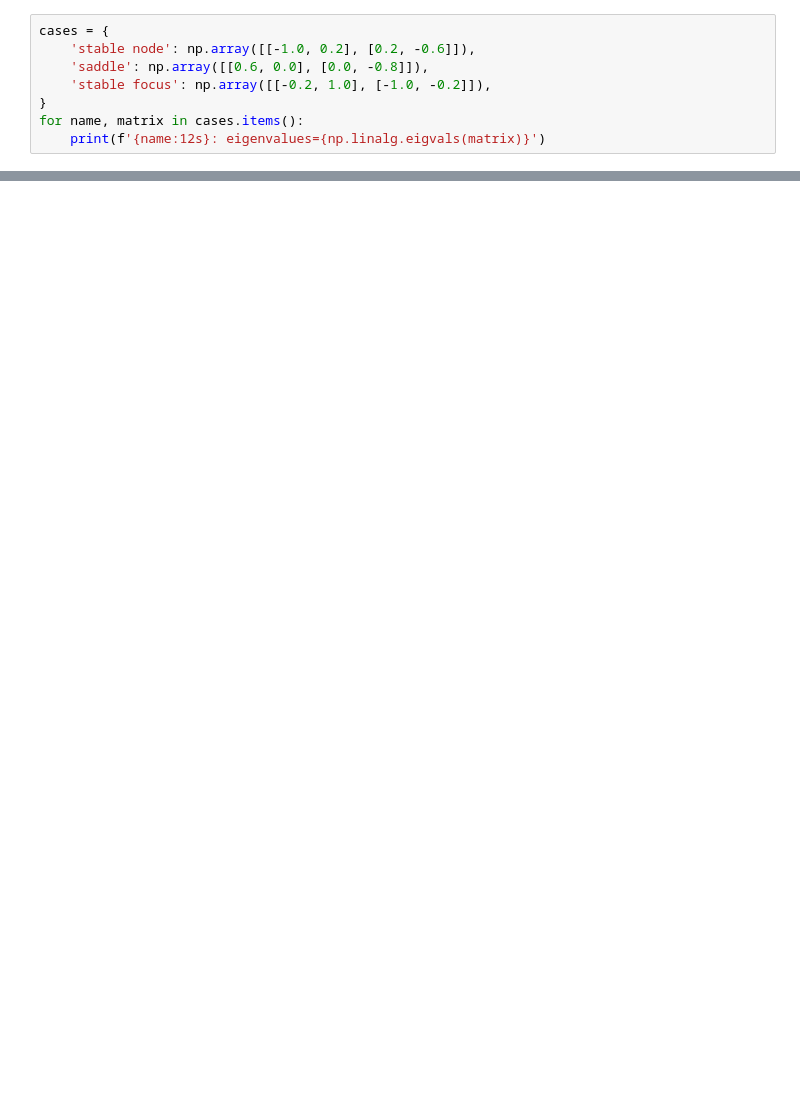
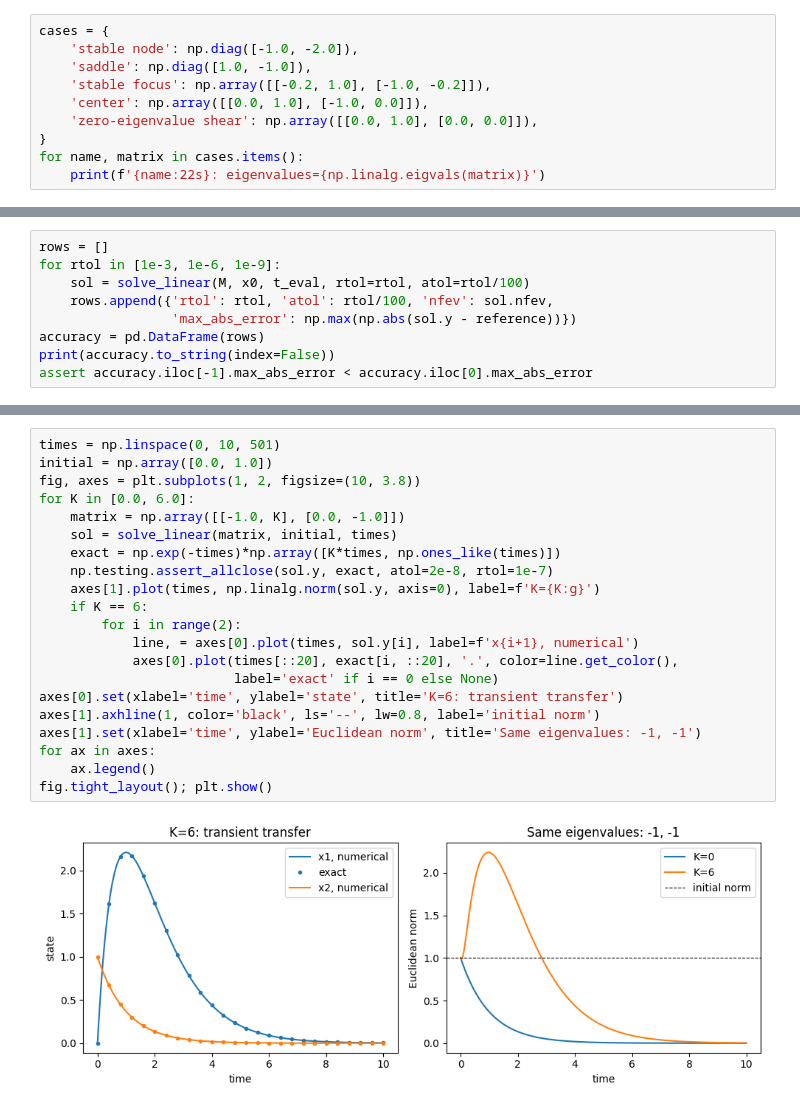
Before and after one commit to k16kgw/Seminar_text, a Jupyter notebook: notebooks/41_love_dynamics_two_person.ipynb, the cells around one changed output, grey strips where cells are left out. Drawn from its saved outputs; the diff is of its cells as text; blank space fills up the shorter version.

```diff
--- a/notebooks/41_love_dynamics_two_person.ipynb
+++ b/notebooks/41_love_dynamics_two_person.ipynb
@@ -68,9 +139,11 @@ plt.axis('equal'); plt.legend(); plt.tight_layout(); plt.show()
 # %%
 cases = {
-    'stable node': np.array([[-1.0, 0.2], [0.2, -0.6]]),
-    'saddle': np.array([[0.6, 0.0], [0.0, -0.8]]),
+    'stable node': np.diag([-1.0, -2.0]),
+    'saddle': np.diag([1.0, -1.0]),
     'stable focus': np.array([[-0.2, 1.0], [-1.0, -0.2]]),
+    'center': np.array([[0.0, 1.0], [-1.0, 0.0]]),
+    'zero-eigenvalue shear': np.array([[0.0, 1.0], [0.0, 0.0]]),
 }
 for name, matrix in cases.items():
-    print(f'{name:12s}: eigenvalues={np.linalg.eigvals(matrix)}')
+    print(f'{name:22s}: eigenvalues={np.linalg.eigvals(matrix)}')
 # %% [output]
@@ -79,0 +159,9 @@ stable focus: eigenvalues=[-0.2+1.j -0.2-1.j]
+# %%
+rows = []
+for rtol in [1e-3, 1e-6, 1e-9]:
+    sol = solve_linear(M, x0, t_eval, rtol=rtol, atol=rtol/100)
+    rows.append({'rtol': rtol, 'atol': rtol/100, 'nfev': sol.nfev,
+                 'max_abs_error': np.max(np.abs(sol.y - reference))})
+accuracy = pd.DataFrame(rows)
+print(accuracy.to_string(index=False))
+assert accuracy.iloc[-1].max_abs_error < accuracy.iloc[0].max_abs_error
@@ -80 +177,24 @@ stable focus: eigenvalues=[-0.2+1.j -0.2-1.j]
+# %%
+times = np.linspace(0, 10, 501)
+initial = np.array([0.0, 1.0])
+fig, axes = plt.subplots(1, 2, figsize=(10, 3.8))
+for K in [0.0, 6.0]:
+    matrix = np.array([[-1.0, K], [0.0, -1.0]])
+    sol = solve_linear(matrix, initial, times)
+    exact = np.exp(-times)*np.array([K*times, np.ones_like(times)])
+    np.testing.assert_allclose(sol.y, exact, atol=2e-8, rtol=1e-7)
+    axes[1].plot(times, np.linalg.norm(sol.y, axis=0), label=f'K={K:g}')
+    if K == 6:
+        for i in range(2):
+            line, = axes[0].plot(times, sol.y[i], label=f'x{i+1}, numerical')
+            axes[0].plot(times[::20], exact[i, ::20], '.', color=line.get_color(),
+                         label='exact' if i == 0 else None)
+axes[0].set(xlabel='time', ylabel='state', title='K=6: transient transfer')
+axes[1].axhline(1, color='black', ls='--', lw=0.8, label='initial norm')
+axes[1].set(xlabel='time', ylabel='Euclidean norm', title='Same eigenvalues: -1, -1')
+for ax in axes:
+    ax.legend()
+fig.tight_layout(); plt.show()
+# %% [output]
+[figure, added]
 # %% [markdown]
```
Also changed, not shown: parts of 18 cells of this notebook, 19 other files.
